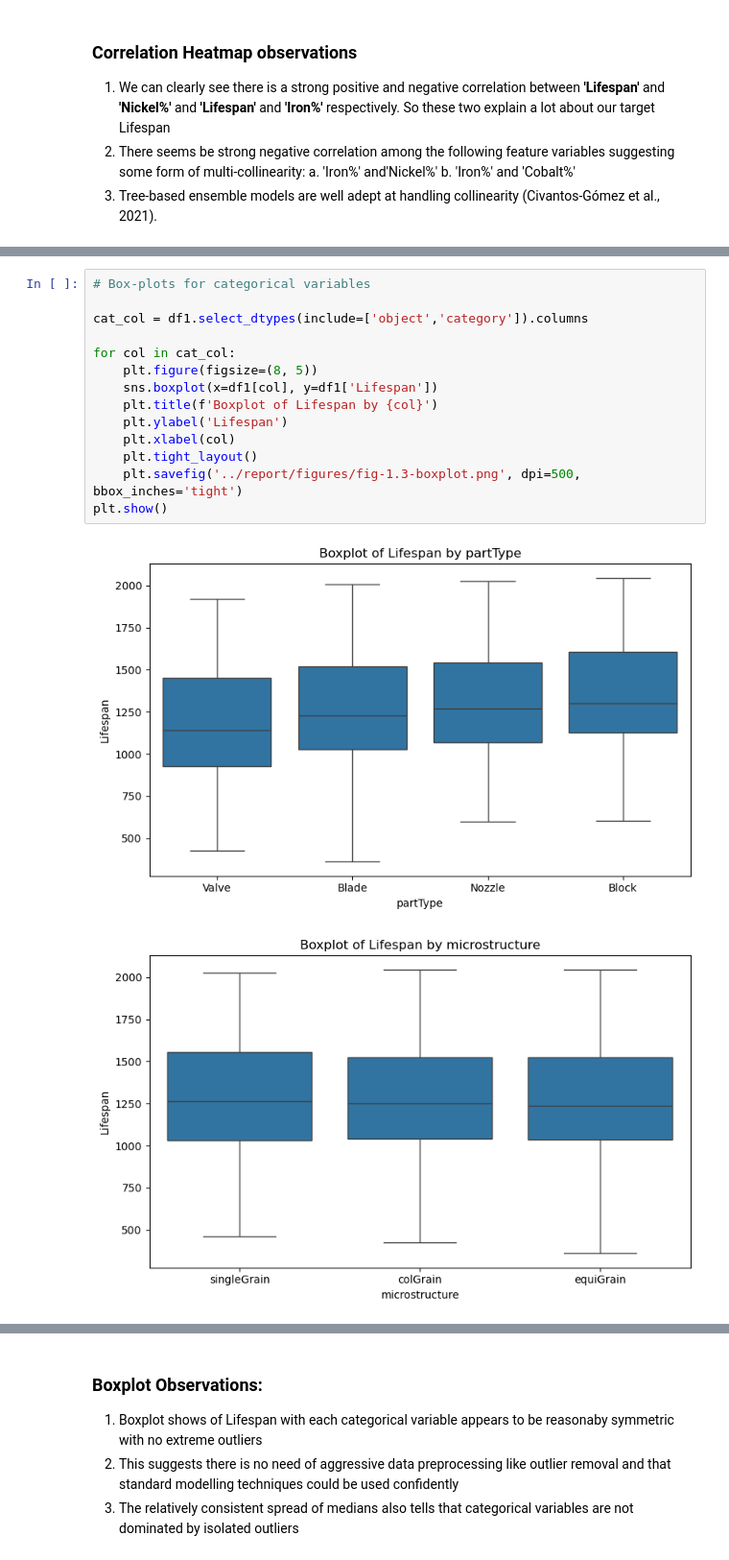
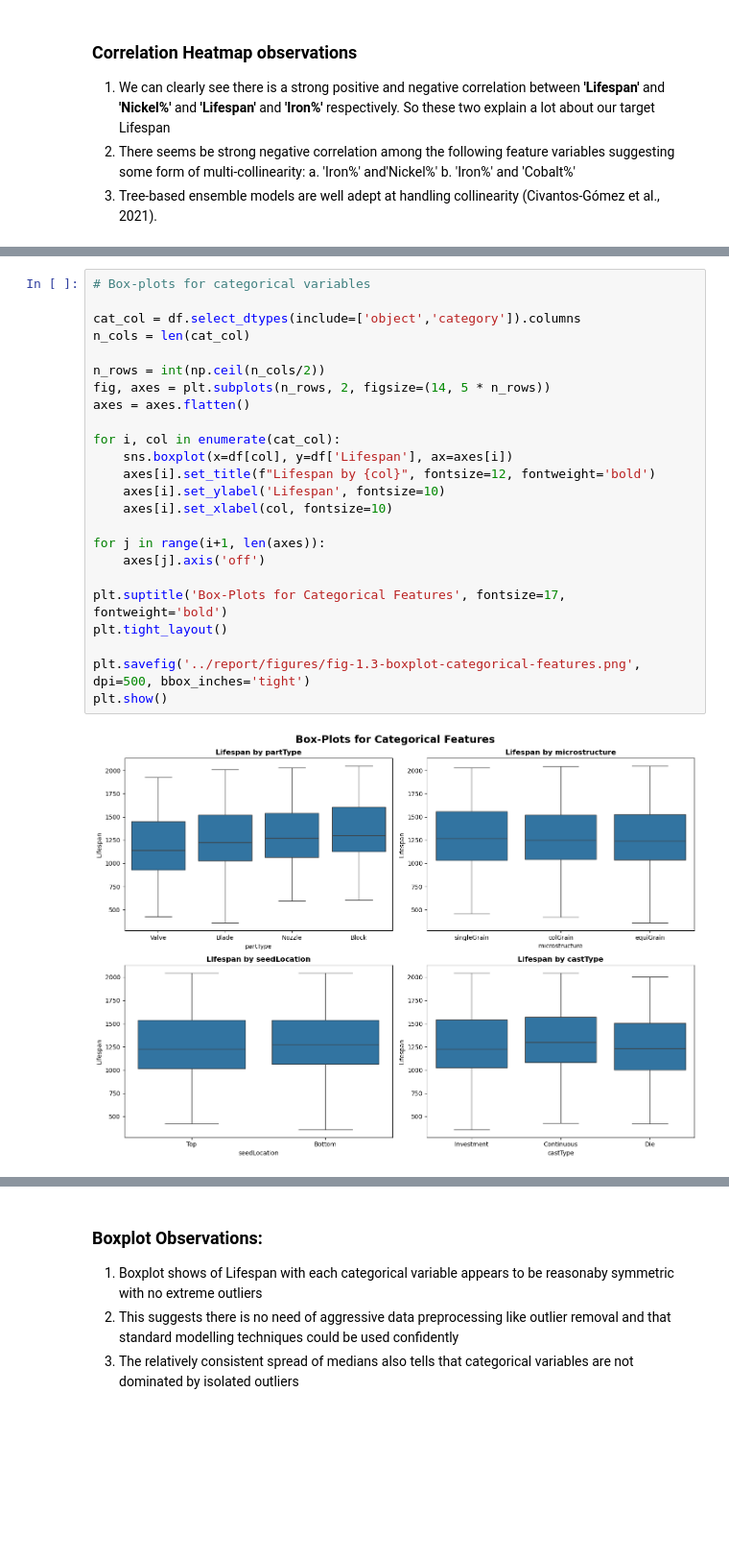
Before and after one commit to Ahmadbader17/COMP1801_ML_Coursework, a Jupyter notebook: notebooks/eda.ipynb, the cells around one changed output, grey strips where cells are left out. Shown at 96% size. Saved outputs shown, nothing was run; the diff lists cells and outputs as text; blank space fills up the shorter version.

Commit message:
refined boxplots

```diff
--- a/notebooks/eda.ipynb
+++ b/notebooks/eda.ipynb
@@ -227,17 +284,26 @@ plt.show()
 # %%
 # Box-plots for categorical variables
 
-cat_col = df1.select_dtypes(include=['object','category']).columns
+cat_col = df.select_dtypes(include=['object','category']).columns
+n_cols = len(cat_col)
 
-for col in cat_col:
-    plt.figure(figsize=(8, 5))
-    sns.boxplot(x=df1[col], y=df1['Lifespan'])
-    plt.title(f'Boxplot of Lifespan by {col}')
-    plt.ylabel('Lifespan')
-    plt.xlabel(col)
-    plt.tight_layout()
-    plt.savefig('../report/figures/fig-1.3-boxplot.png', dpi=500, bbox_inches='tight')
+n_rows = int(np.ceil(n_cols/2))
+fig, axes = plt.subplots(n_rows, 2, figsize=(14, 5 * n_rows))
+axes = axes.flatten()
+
+for i, col in enumerate(cat_col):
+    sns.boxplot(x=df[col], y=df['Lifespan'], ax=axes[i])
+    axes[i].set_title(f"Lifespan by {col}", fontsize=12, fontweight='bold')
+    axes[i].set_ylabel('Lifespan', fontsize=10)
+    axes[i].set_xlabel(col, fontsize=10)
+
+for j in range(i+1, len(axes)):
+    axes[j].axis('off')
+
+plt.suptitle('Box-Plots for Categorical Features', fontsize=17, fontweight='bold')
+plt.tight_layout()
+
+plt.savefig('../report/figures/fig-1.3-boxplot-categorical-features.png', dpi=500, bbox_inches='tight')
 plt.show()
 # %% [output]
-[figure, old version]
+[figure, new version]
-[figure, removed]
```
Also changed, not shown: parts of 5 cells of this notebook, 4 other files.
